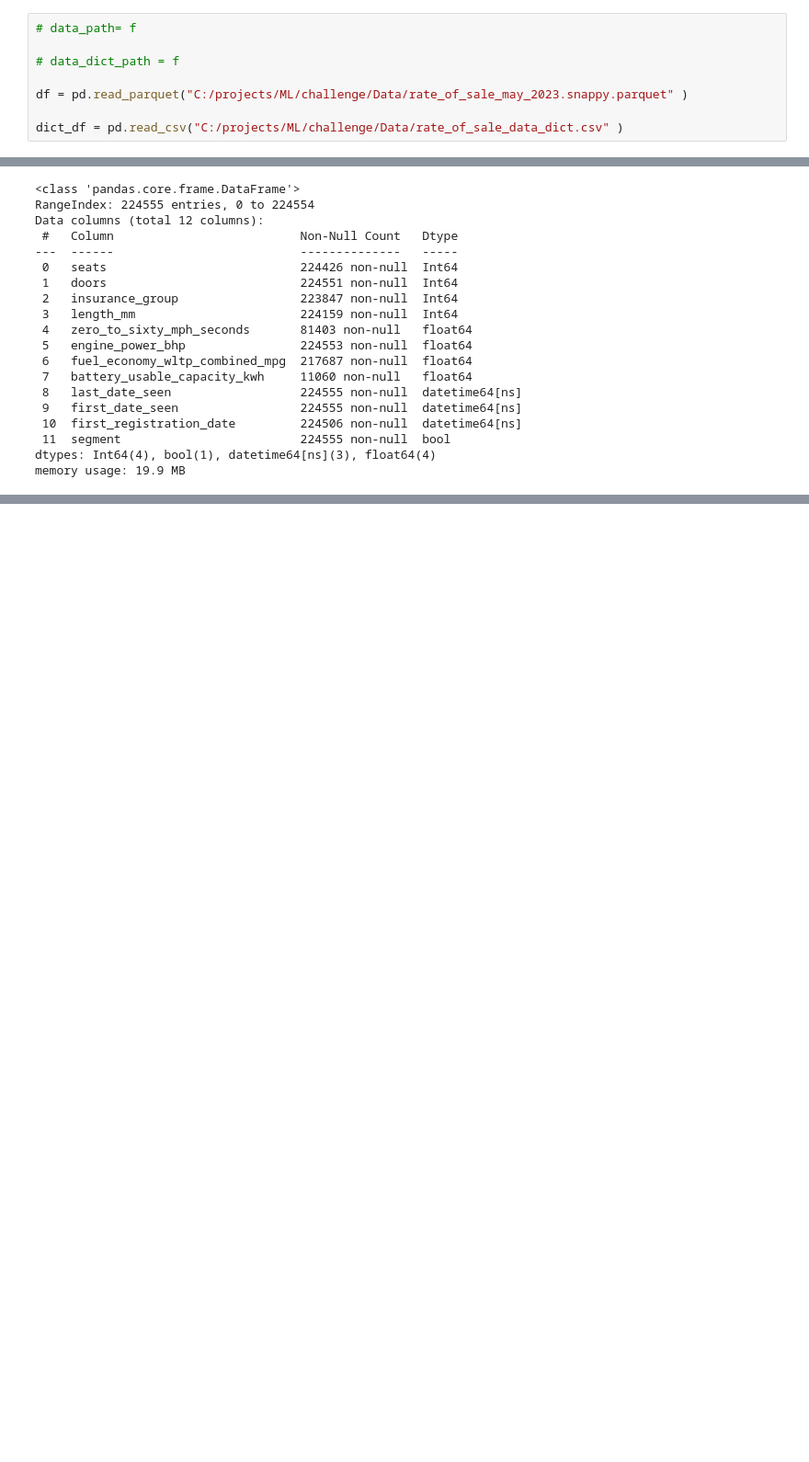
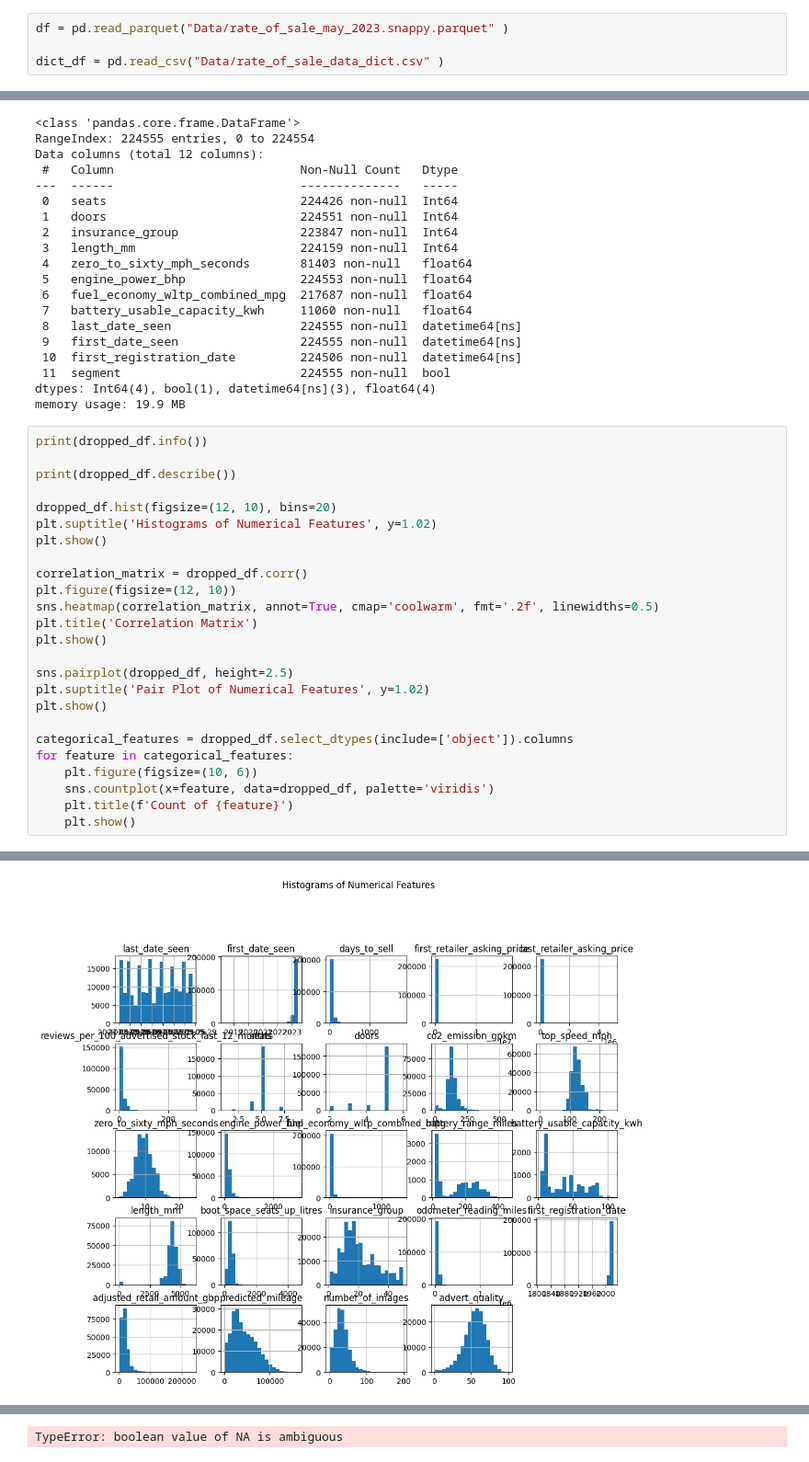
Before and after one commit to 4REHMA70/auto-trader, a Jupyter notebook: a.ipynb, the cells around one changed output, grey strips where cells are left out. Shown at 92% size. Saved outputs shown, nothing was run; the diff lists cells and outputs as text; blank space fills up the shorter version.

```diff
--- a/a.ipynb
+++ b/a.ipynb
@@ -15,8 +16,4 @@ import pyarrow.parquet as pq
 # %%
-# data_path= f
+df = pd.read_parquet("Data/rate_of_sale_may_2023.snappy.parquet" )
 
-# data_dict_path = f
-
-df = pd.read_parquet("C:/projects/ML/challenge/Data/rate_of_sale_may_2023.snappy.parquet" )
-
-dict_df = pd.read_csv("C:/projects/ML/challenge/Data/rate_of_sale_data_dict.csv" )
+dict_df = pd.read_csv("Data/rate_of_sale_data_dict.csv" )
@@ -241,3 +255,29 @@ Data columns (total 12 columns):
  11  segment                         224555 non-null  bool
 dtypes: Int64(4), bool(1), datetime64[ns](3), float64(4)
 memory usage: 19.9 MB
+# %%
+print(dropped_df.info())
+
+print(dropped_df.describe())
+
+dropped_df.hist(figsize=(12, 10), bins=20)
+plt.suptitle('Histograms of Numerical Features', y=1.02)
+plt.show()
+
+correlation_matrix = dropped_df.corr()
+plt.figure(figsize=(12, 10))
+sns.heatmap(correlation_matrix, annot=True, cmap='coolwarm', fmt='.2f', linewidths=0.5)
+plt.title('Correlation Matrix')
+plt.show()
+
+sns.pairplot(dropped_df, height=2.5)
+plt.suptitle('Pair Plot of Numerical Features', y=1.02)
+plt.show()
+
+categorical_features = dropped_df.select_dtypes(include=['object']).columns
+for feature in categorical_features:
+    plt.figure(figsize=(10, 6))
+    sns.countplot(x=feature, data=dropped_df, palette='viridis')
+    plt.title(f'Count of {feature}')
+    plt.show()
+# %% [output]
@@ -243,0 +301 @@ memory usage: 19.9 MB
+[figure, added]
@@ -243,0 +303 @@ memory usage: 19.9 MB
+TypeError: boolean value of NA is ambiguous
```
Also changed, not shown: parts of 10 cells of this notebook.
